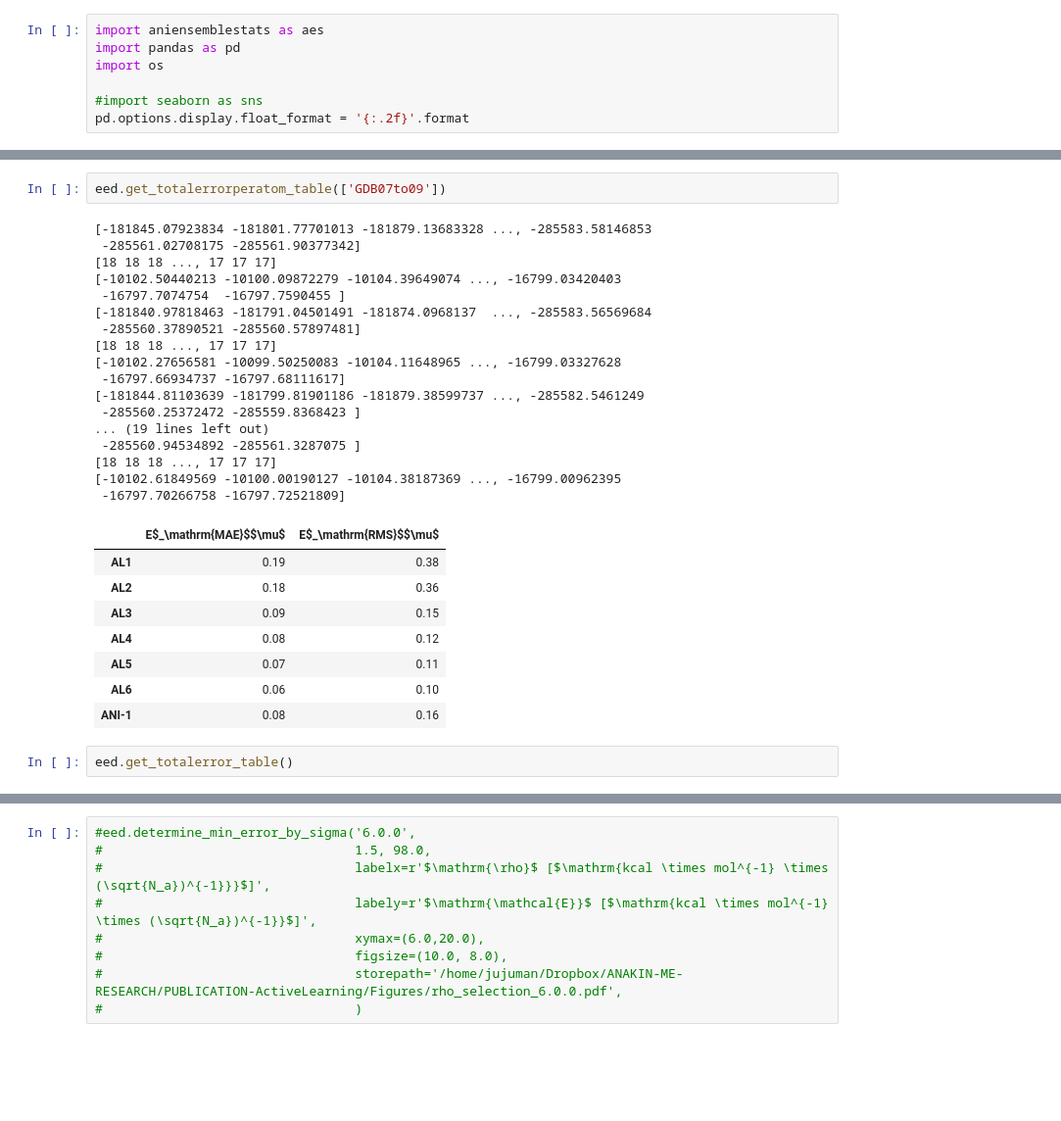
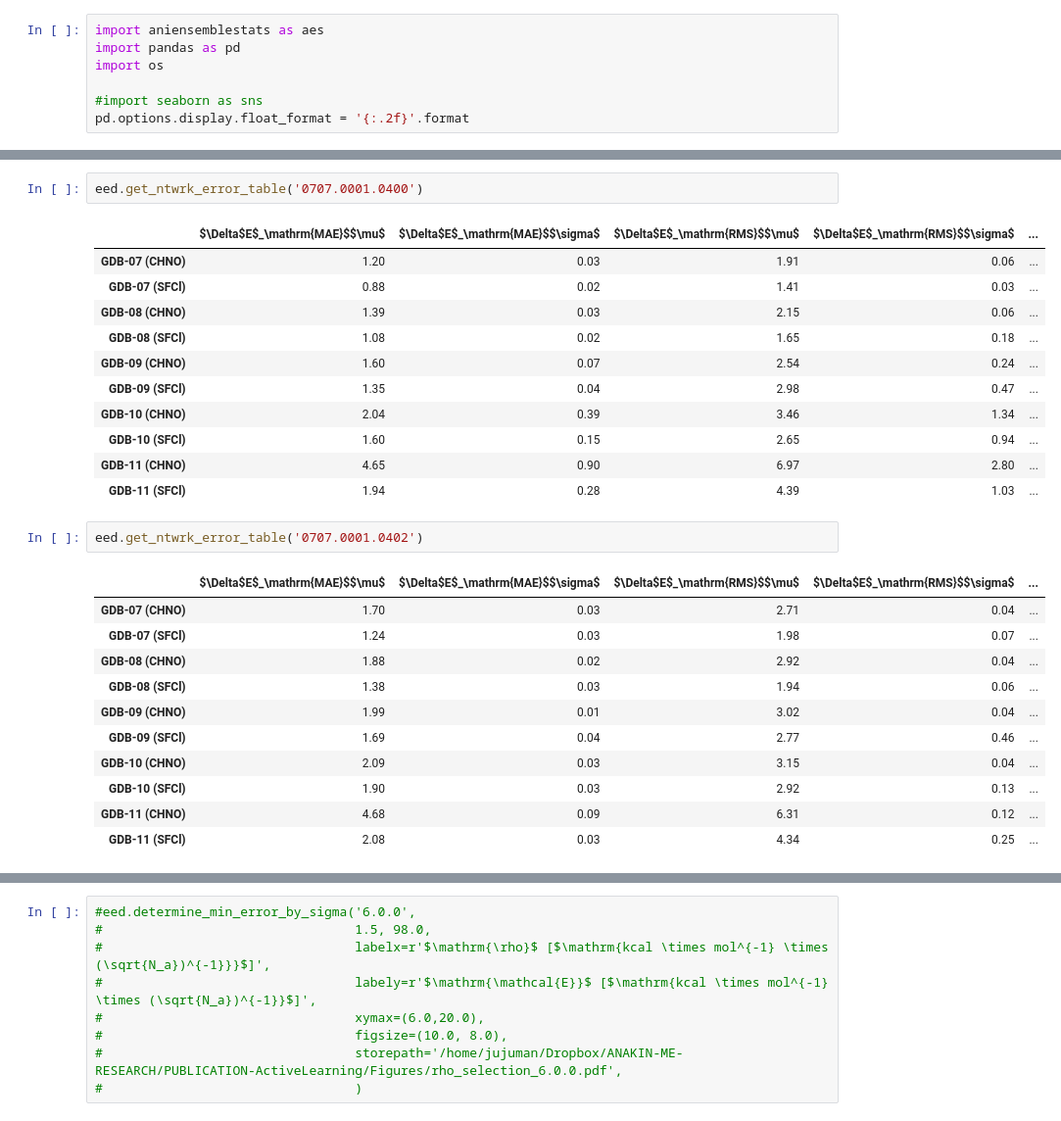
Before and after one commit to Jussmith01/ANI-Tools, a Jupyter notebook: notebooks/evaluate_tsdata.ipynb, the cells around one changed output, grey strips where cells are left out. Shown at 98% size. Drawn from its saved outputs; the diff is of its cells as text; blank space fills up the shorter version.

```diff
--- a/notebooks/evaluate_tsdata.ipynb
+++ b/notebooks/evaluate_tsdata.ipynb
@@ -61,30 +52,28 @@ eed.get_totalerrorperatom_table()
-# %%
-eed.get_totalerrorperatom_table(['GDB07to09'])
-# %% [output]
-[-181845.07923834 -181801.77701013 -181879.13683328 ..., -285583.58146853
- -285561.02708175 -285561.90377342]
-[18 18 18 ..., 17 17 17]
-[-10102.50440213 -10100.09872279 -10104.39649074 ..., -16799.03420403
- -16797.7074754  -16797.7590455 ]
-[-181840.97818463 -181791.04501491 -181874.0968137  ..., -285583.56569684
- -285560.37890521 -285560.57897481]
-[18 18 18 ..., 17 17 17]
-[-10102.27656581 -10099.50250083 -10104.11648965 ..., -16799.03327628
- -16797.66934737 -16797.68111617]
-[-181844.81103639 -181799.81901186 -181879.38599737 ..., -285582.5461249
- -285560.25372472 -285559.8368423 ]
-... (19 lines left out)
- -285560.94534892 -285561.3287075 ]
-[18 18 18 ..., 17 17 17]
-[-10102.61849569 -10100.00190127 -10104.38187369 ..., -16799.00962395
- -16797.70266758 -16797.72521809]
-|  | E$_\mathrm{MAE}$$\mu$ | E$_\mathrm{RMS}$$\mu$ |
-| AL1 | 0.19 | 0.38 |
-| AL2 | 0.18 | 0.36 |
-| AL3 | 0.09 | 0.15 |
-| AL4 | 0.08 | 0.12 |
-| AL5 | 0.07 | 0.11 |
-| AL6 | 0.06 | 0.10 |
-| ANI-1 | 0.08 | 0.16 |
-# %%
-eed.get_totalerror_table()
+# %%
+eed.get_ntwrk_error_table('0707.0001.0400')
+# %% [output]
+|  | $\Delta$E$_\mathrm{MAE}$$\mu$ | $\Delta$E$_\mathrm{MAE}$$\sigma$ | $\Delta$E$_\mathrm{RMS}$$\mu$ | $\Delta$E$_\mathrm{RMS}$$\sigma$ | ... |
+| GDB-07 (CHNO) | 1.20 | 0.03 | 1.91 | 0.06 | ... |
+| GDB-07 (SFCl) | 0.88 | 0.02 | 1.41 | 0.03 | ... |
+| GDB-08 (CHNO) | 1.39 | 0.03 | 2.15 | 0.06 | ... |
+| GDB-08 (SFCl) | 1.08 | 0.02 | 1.65 | 0.18 | ... |
+| GDB-09 (CHNO) | 1.60 | 0.07 | 2.54 | 0.24 | ... |
+| GDB-09 (SFCl) | 1.35 | 0.04 | 2.98 | 0.47 | ... |
+| GDB-10 (CHNO) | 2.04 | 0.39 | 3.46 | 1.34 | ... |
+| GDB-10 (SFCl) | 1.60 | 0.15 | 2.65 | 0.94 | ... |
+| GDB-11 (CHNO) | 4.65 | 0.90 | 6.97 | 2.80 | ... |
+| GDB-11 (SFCl) | 1.94 | 0.28 | 4.39 | 1.03 | ... |
+# %%
+eed.get_ntwrk_error_table('0707.0001.0402')
+# %% [output]
+|  | $\Delta$E$_\mathrm{MAE}$$\mu$ | $\Delta$E$_\mathrm{MAE}$$\sigma$ | $\Delta$E$_\mathrm{RMS}$$\mu$ | $\Delta$E$_\mathrm{RMS}$$\sigma$ | ... |
+| GDB-07 (CHNO) | 1.70 | 0.03 | 2.71 | 0.04 | ... |
+| GDB-07 (SFCl) | 1.24 | 0.03 | 1.98 | 0.07 | ... |
+| GDB-08 (CHNO) | 1.88 | 0.02 | 2.92 | 0.04 | ... |
+| GDB-08 (SFCl) | 1.38 | 0.03 | 1.94 | 0.06 | ... |
+| GDB-09 (CHNO) | 1.99 | 0.01 | 3.02 | 0.04 | ... |
+| GDB-09 (SFCl) | 1.69 | 0.04 | 2.77 | 0.46 | ... |
+| GDB-10 (CHNO) | 2.09 | 0.03 | 3.15 | 0.04 | ... |
+| GDB-10 (SFCl) | 1.90 | 0.03 | 2.92 | 0.13 | ... |
+| GDB-11 (CHNO) | 4.68 | 0.09 | 6.31 | 0.12 | ... |
+| GDB-11 (SFCl) | 2.08 | 0.03 | 4.34 | 0.25 | ... |
```
Also changed, not shown: parts of 7 cells of this notebook, 14 other files.
